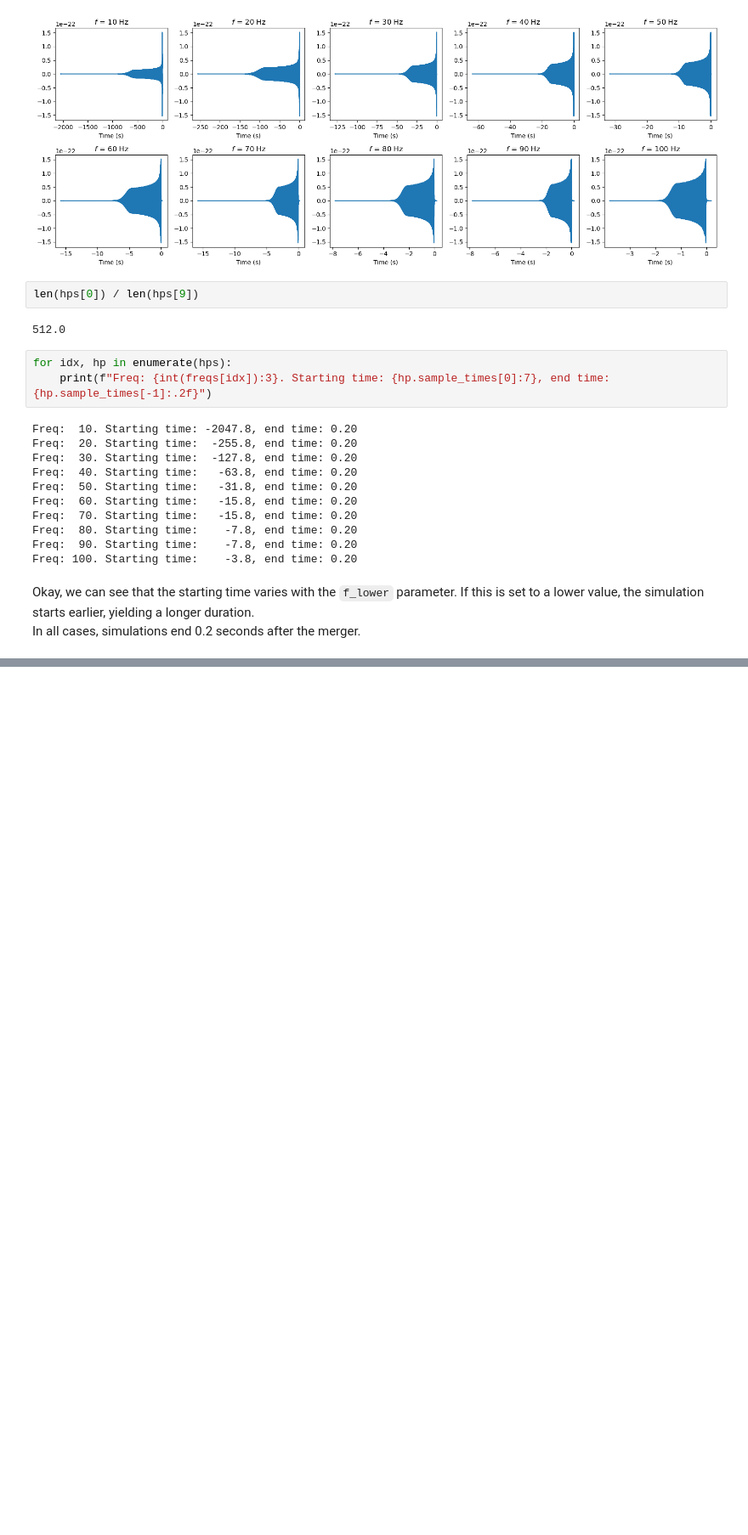
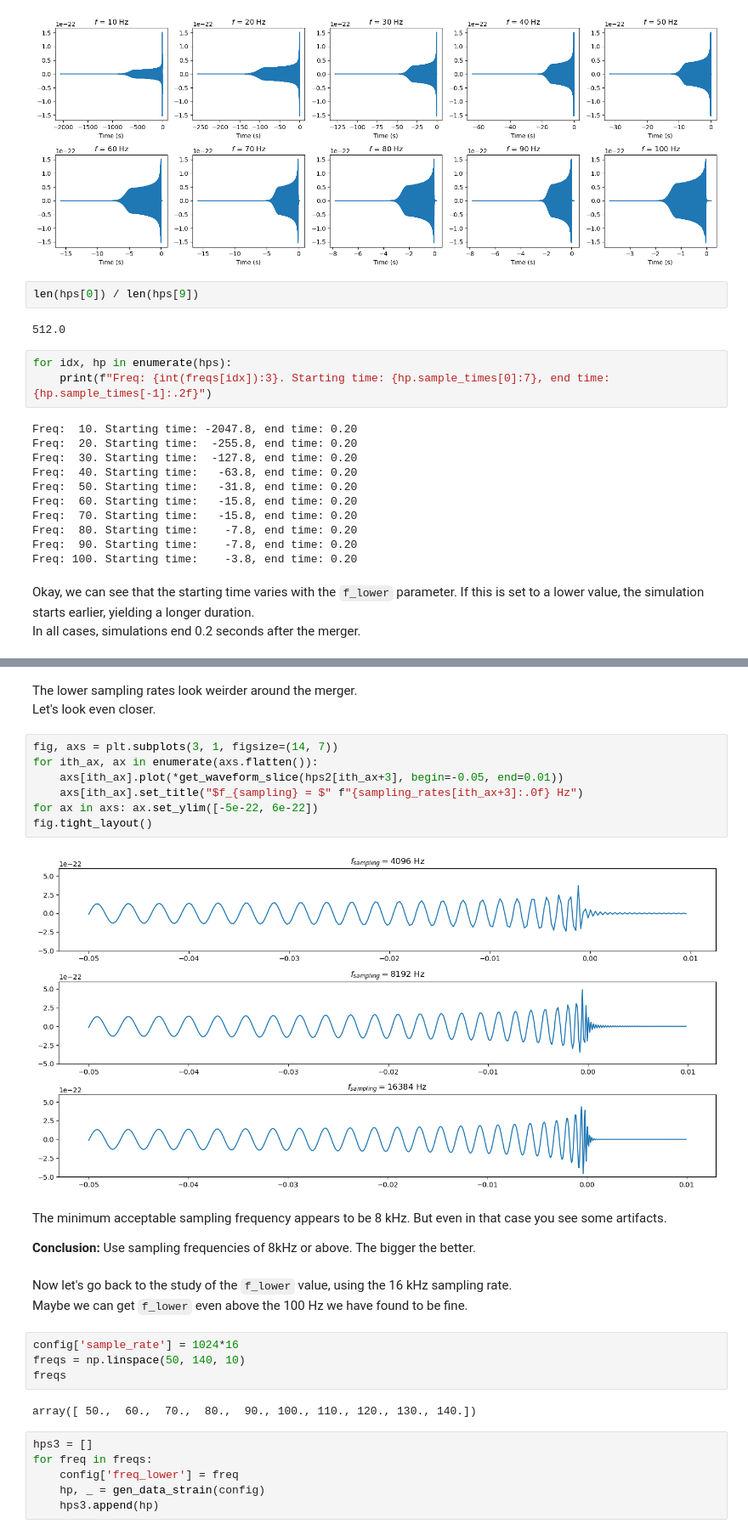
Before and after one commit to tttiago/dataset_generation, a Jupyter notebook: explore_generation_params.ipynb, the cells around one changed output, grey strips where cells are left out. Shown at 85% size. Saved outputs shown, nothing was run; the diff lists cells and outputs as text; blank space fills up the shorter version.

```diff
--- a/explore_generation_params.ipynb
+++ b/explore_generation_params.ipynb
@@ -225,0 +191,31 @@ plt.plot(np.array(hps[5])[-300:-150])
+# %% [markdown]
+The lower sampling rates look weirder around the merger.
+Let's look even closer.
+# %%
+fig, axs = plt.subplots(3, 1, figsize=(14, 7))
+for ith_ax, ax in enumerate(axs.flatten()):
+    axs[ith_ax].plot(*get_waveform_slice(hps2[ith_ax+3], begin=-0.05, end=0.01))
+    axs[ith_ax].set_title("$f_{sampling} = $" f"{sampling_rates[ith_ax+3]:.0f} Hz")
+for ax in axs: ax.set_ylim([-5e-22, 6e-22])
+fig.tight_layout()
+# %% [output]
+[figure, added]
+# %% [markdown]
+The minimum acceptable sampling frequency appears to be 8 kHz. But even in that case you see some artifacts.
+
+**Conclusion:** Use sampling frequencies of 8kHz or above. The bigger the better.
+# %% [markdown]
+Now let's go back to the study of the `f_lower` value, using the 16 kHz sampling rate.
+Maybe we can get `f_lower` even above the 100 Hz we have found to be fine.
+# %%
+config['sample_rate'] = 1024*16
+freqs = np.linspace(50, 140, 10)
+freqs
+# %% [output]
+array([ 50.,  60.,  70.,  80.,  90., 100., 110., 120., 130., 140.])
+# %%
+hps3 = []
+for freq in freqs:
+    config['freq_lower'] = freq
+    hp, _ = gen_data_strain(config)
+    hps3.append(hp)
```
Also changed, not shown: parts of 32 cells of this notebook.
